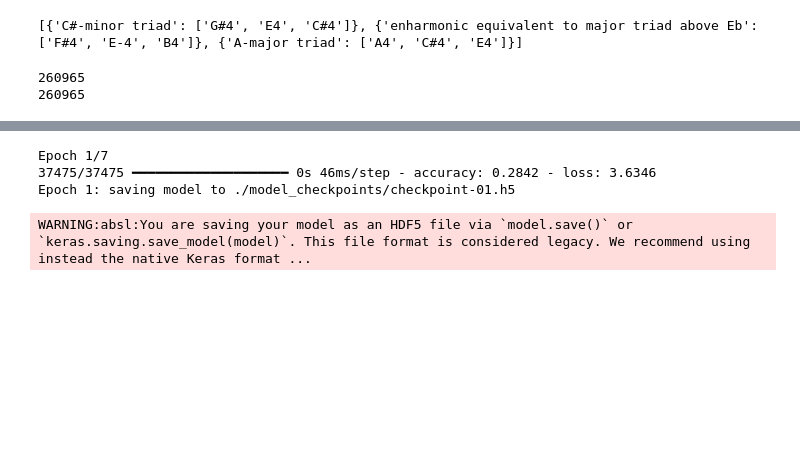
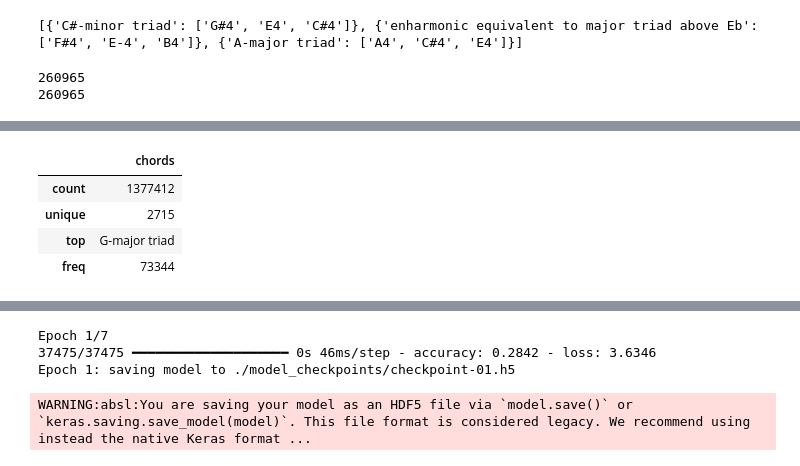
Before and after one commit to jyanga11/ChordProgressionGenerator, a Jupyter notebook: model_training/ChordProgressionGenerator.ipynb, the cells around one changed output, grey strips where cells are left out. Cells and saved outputs as stored; diff of their text form; code cells hidden in the pictures; blank space fills up the shorter version.

```diff
--- a/model_training/ChordProgressionGenerator.ipynb
+++ b/model_training/ChordProgressionGenerator.ipynb
@@ -267,0 +285,8 @@ with open("../App/backend/chords_data.json", "w") as f:
+# %%
+df.describe()
+# %% [output]
+|  | chords |
+| count | 1377412 |
+| unique | 2715 |
+| top | G-major triad |
+| freq | 73344 |
```
Also changed, not shown: parts of 17 cells of this notebook.
